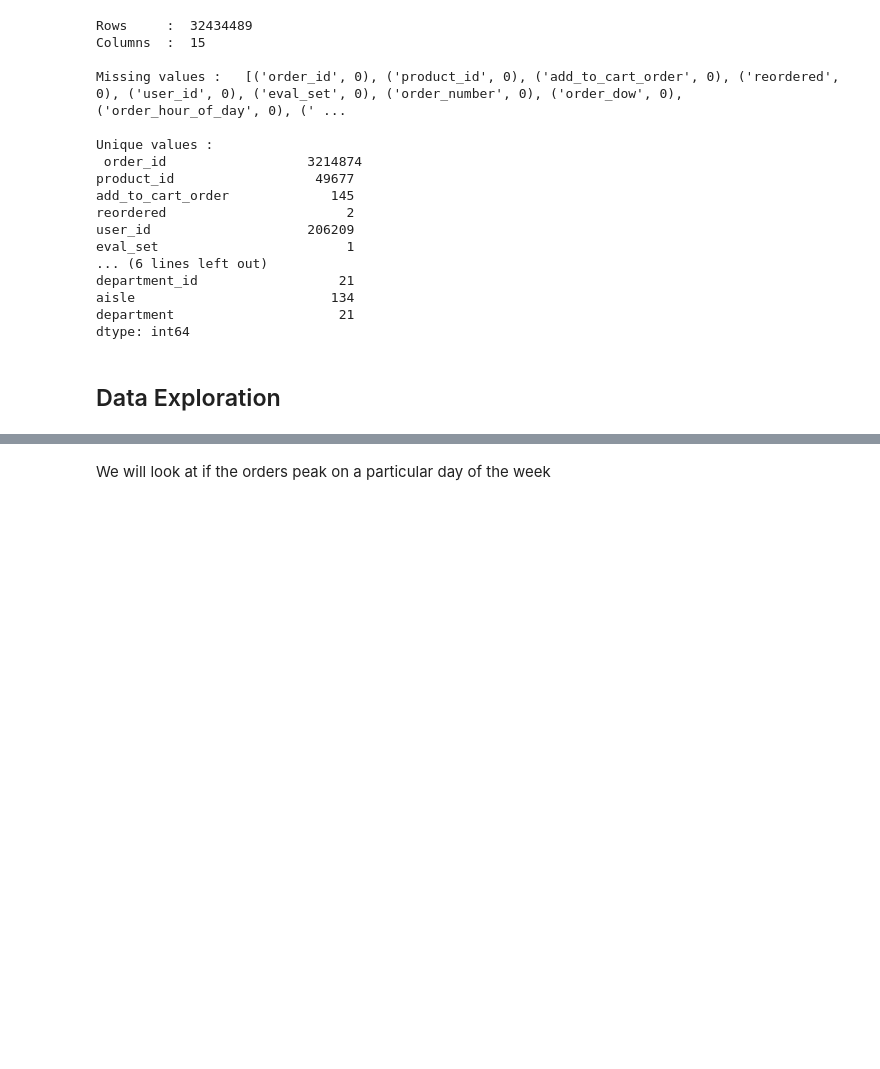
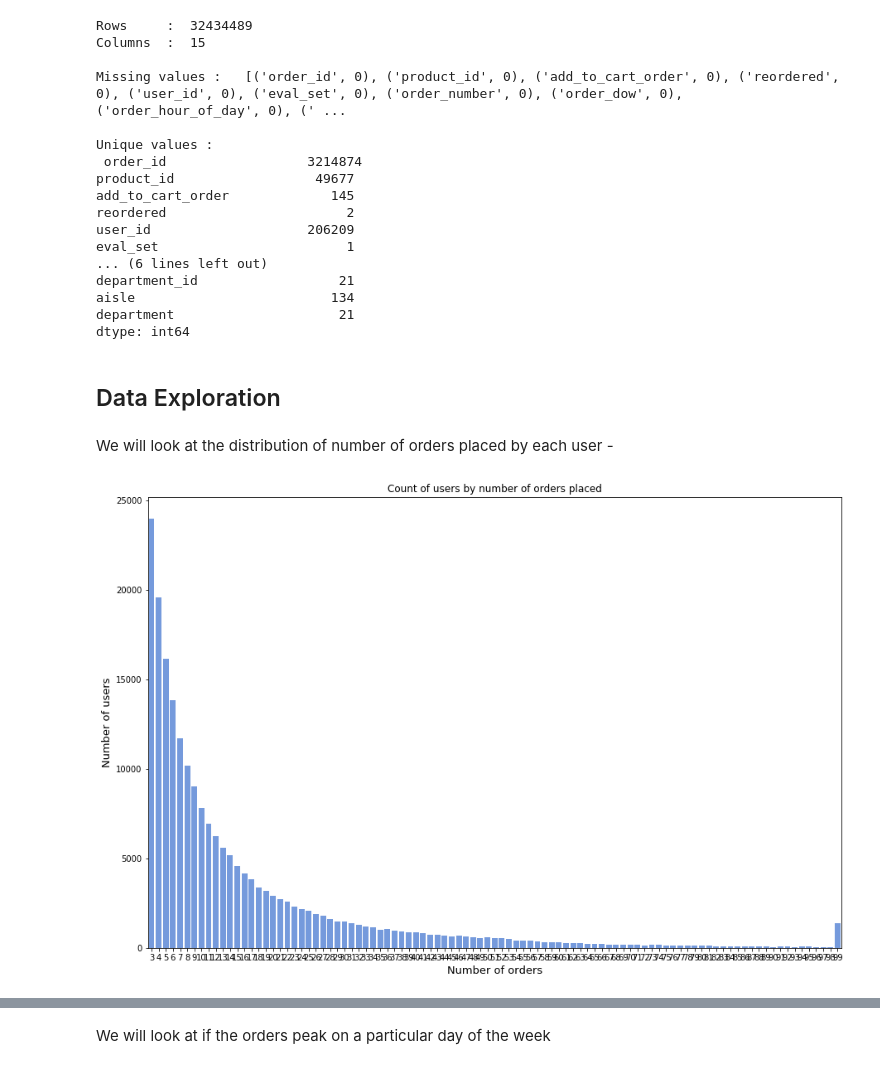
Before and after one commit to yashwanthky/Instacart_Market_Basket_Analysis, a Jupyter notebook: DataLoading.ipynb, the cells around one changed output, grey strips where cells are left out. Drawn from its saved outputs; the diff is of its cells as text; code cells hidden in the pictures; blank space fills up the shorter version.

```diff
--- a/DataLoading.ipynb
+++ b/DataLoading.ipynb
@@ -198,3 +204,18 @@ department                     21
 dtype: int64
 # %% [markdown]
 ## Data Exploration
+# %% [markdown]
+We will look at the distribution of number of orders placed by each user -
+# %%
+user_order = merged_data[['user_id','order_id']].drop_duplicates().groupby(['user_id']).agg({'order_id' : ['count']}).reset_index()
+user_order.columns = ['user_id','Orders_Count']
+user_order = user_order.groupby(['Orders_Count']).agg({'user_id' : ['count']}).reset_index()
+user_order.columns = ['Order_Count','Users']
+# %%
+plt.figure(figsize=(15,10))
+sns.barplot(x='Order_Count', y='Users',data=user_order, color='cornflowerblue')
+plt.ylabel('Number of users', fontsize=13)
+plt.xlabel('Number of orders', fontsize=13)
+plt.title('Count of users by number of orders placed');
+# %% [output]
+[figure, added]
```
Also changed, not shown: parts of 13 cells of this notebook.
